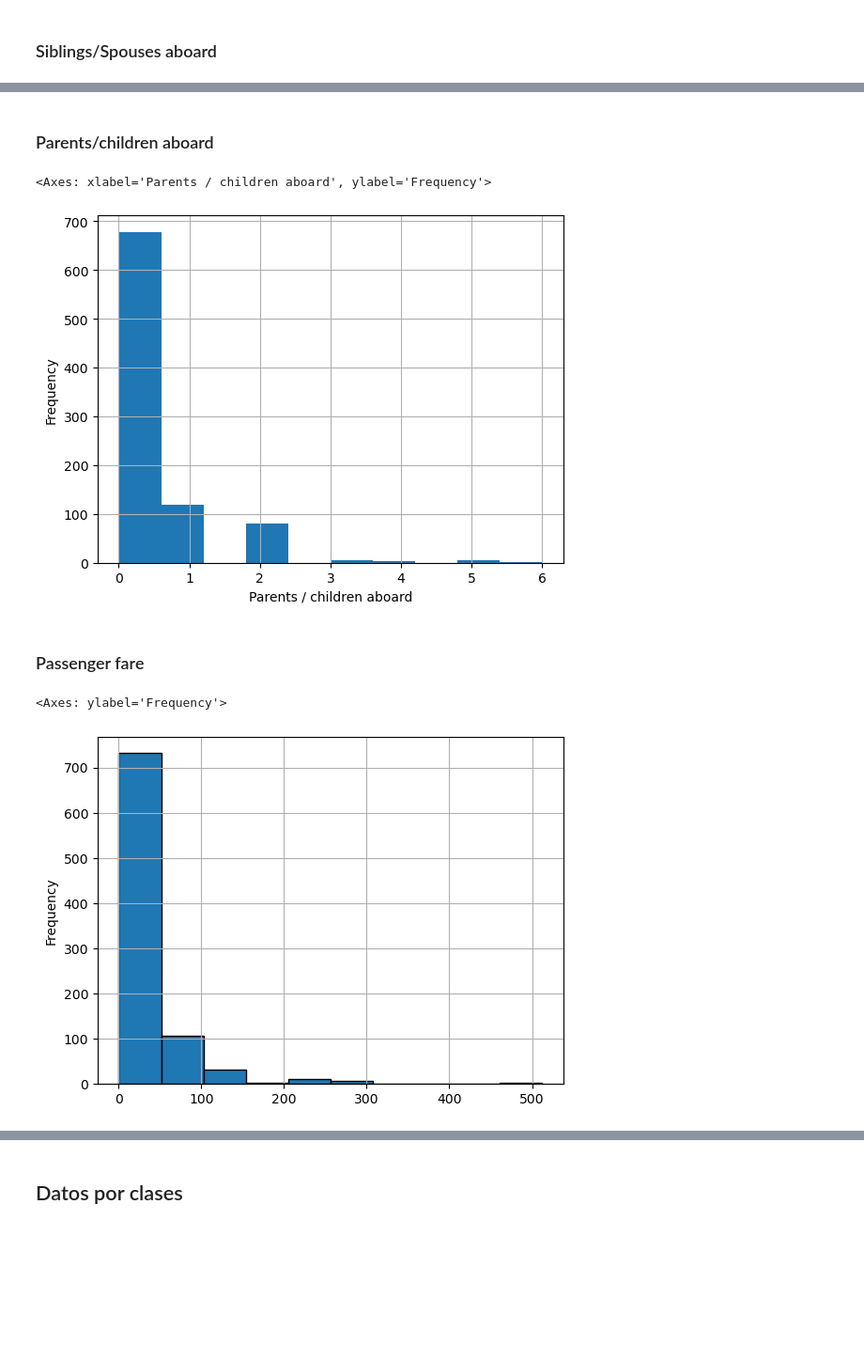
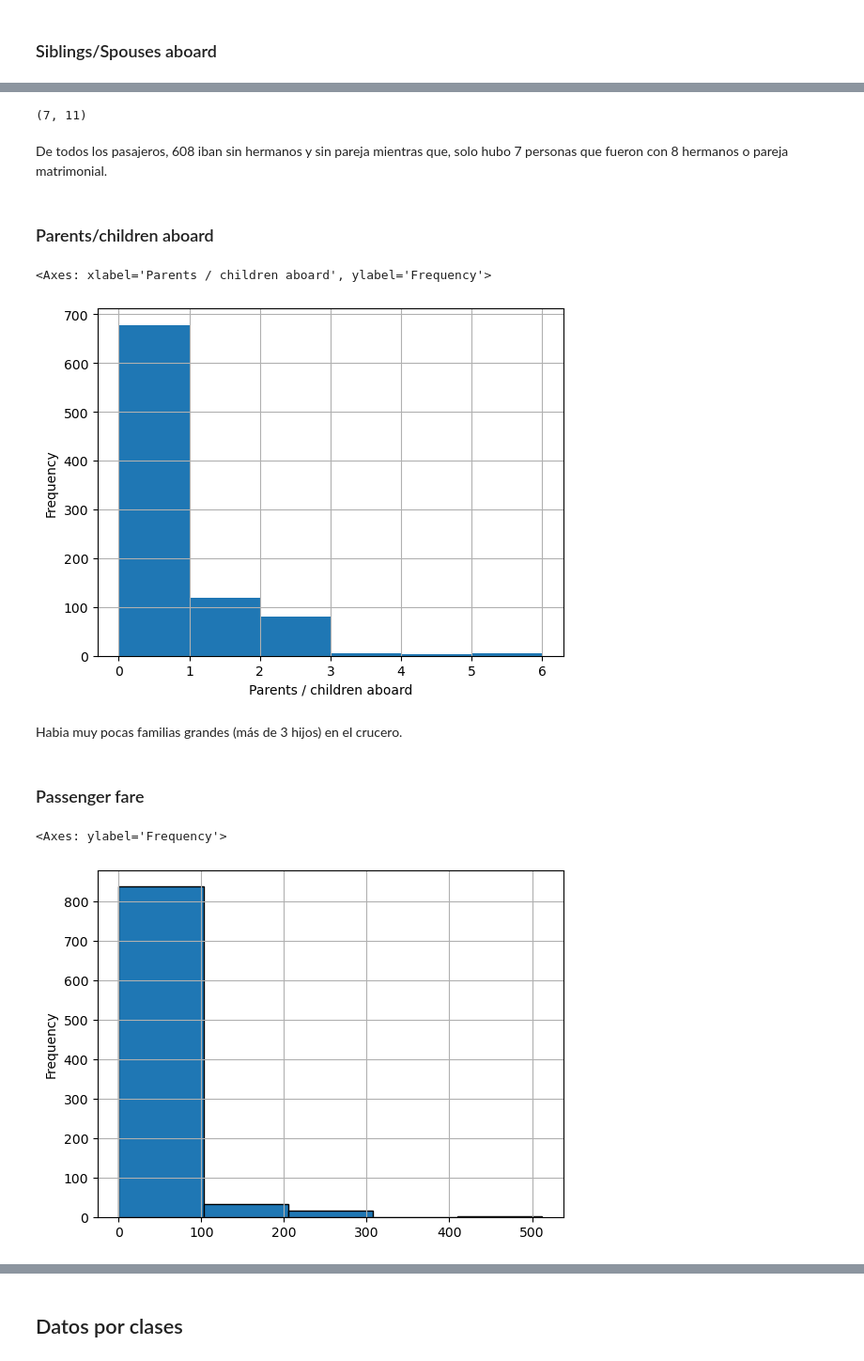
Before and after one commit to RafaelTakata0105/Data-analytics, a Jupyter notebook: notebooks/titanic.ipynb, the cells around one changed output, grey strips where cells are left out. Shown at 94% size. Saved outputs shown, nothing was run; the diff lists cells and outputs as text; code cells hidden in the pictures; blank space fills up the shorter version.

```diff
--- a/notebooks/titanic.ipynb
+++ b/notebooks/titanic.ipynb
@@ -60,14 +68,22 @@ df['SibSp'].plot(kind='hist', legend=True)
+# %%
+df[(df['SibSp'] == 8)].shape
+# %% [output]
+(7, 11)
+# %% [markdown]
+De todos los pasajeros, 608 iban sin hermanos y sin pareja mientras que, solo hubo 7 personas que fueron con 8 hermanos o pareja matrimonial.
 # %% [markdown]
 ### Parents/children aboard
 # %%
-df['Parch'].plot(kind='hist', grid= True, xlabel="Parents / children aboard")
+df['Parch'].plot(kind='hist', grid= True, xlabel="Parents / children aboard", bins = 6)
 # %% [output]
 <Axes: xlabel='Parents / children aboard', ylabel='Frequency'>
-[figure, old version]
+[figure, new version]
+# %% [markdown]
+Habia muy pocas familias grandes (más de 3 hijos) en el crucero.
 # %% [markdown]
 ### Passenger fare
 # %%
-df['Fare'].plot(kind='hist', grid=True, edgecolor="BLACK")
+df['Fare'].plot(kind='hist', grid=True, edgecolor="BLACK", bins = 5)
 # %% [output]
 <Axes: ylabel='Frequency'>
-[figure, old version]
+[figure, new version]
```
Also changed, not shown: parts of 6 cells of this notebook.
